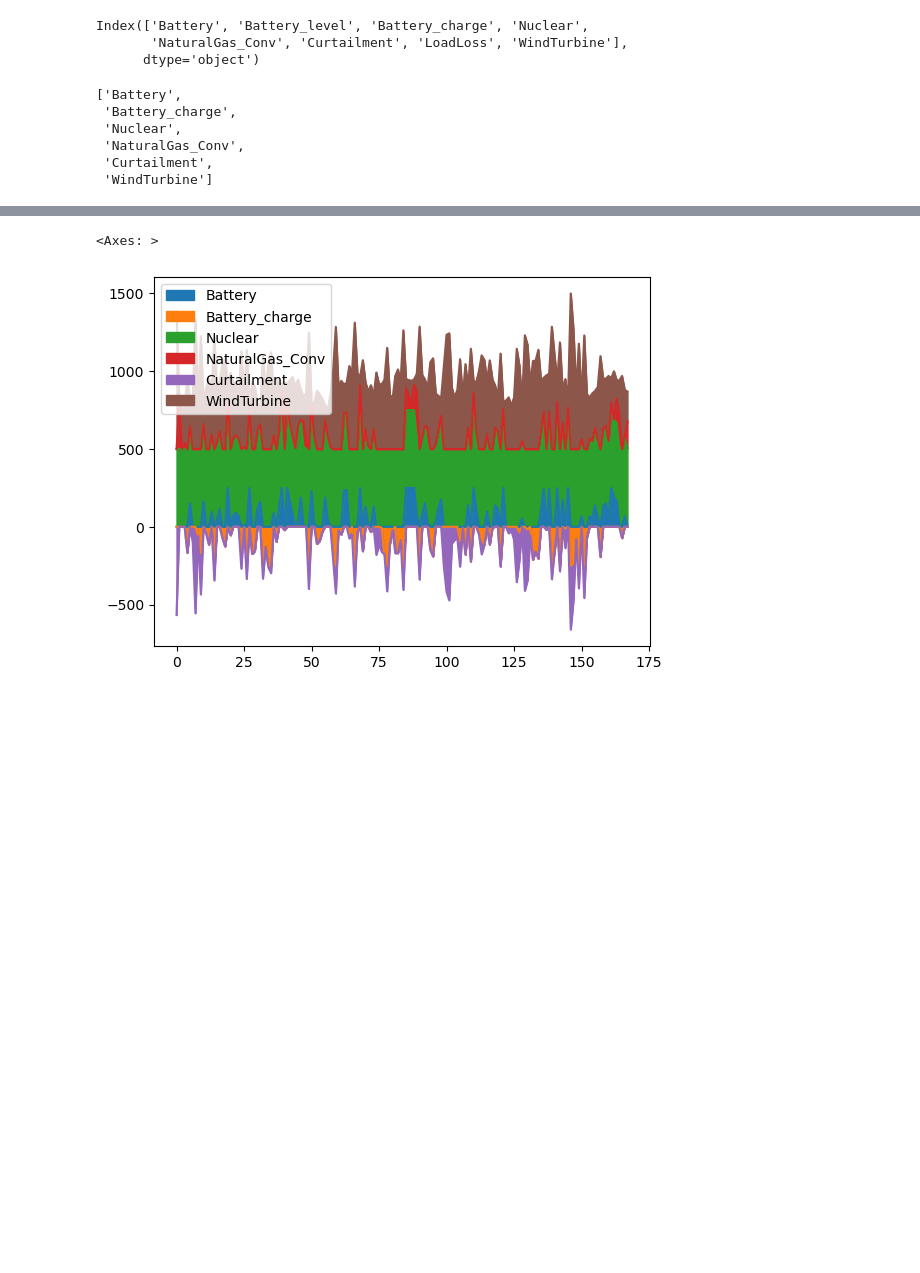
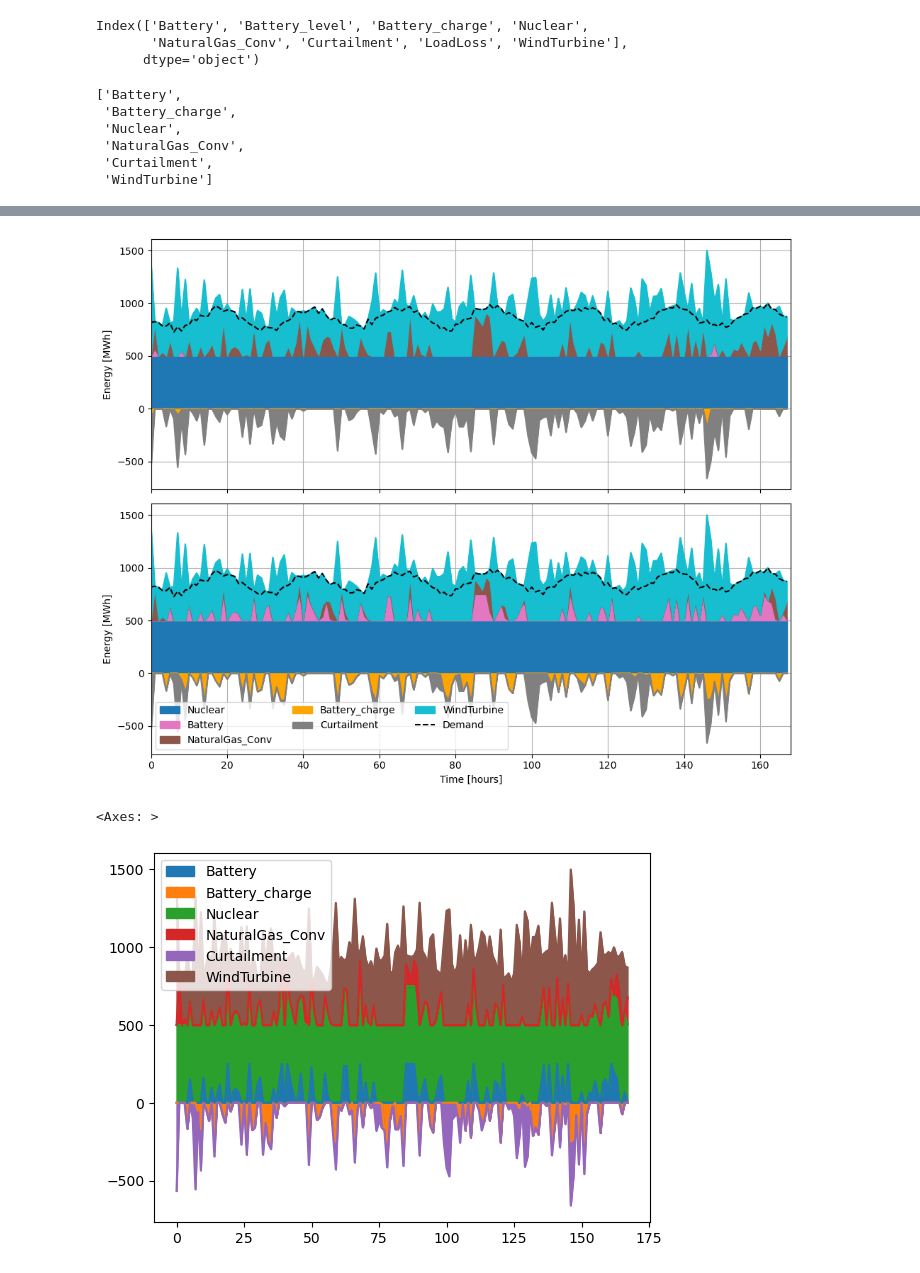
Before and after one commit to arfc/2025-dotson-dissertation, a Jupyter notebook: analysis/scripts/04-benchmark-scripts/test_osier_mutliprocess.ipynb, the cells around one changed output, grey strips where cells are left out. Saved outputs shown, nothing was run; the diff lists cells and outputs as text; code cells hidden in the pictures; blank space fills up the shorter version.

```diff
--- a/analysis/scripts/04-benchmark-scripts/test_osier_mutliprocess.ipynb
+++ b/analysis/scripts/04-benchmark-scripts/test_osier_mutliprocess.ipynb
@@ -374,3 +412,23 @@ log_df[cols].plot.area()
+# %%
+fig, ax = plt.subplots(2,1, figsize=(10,8), sharex=True)
+log_df[order].plot.area(ax=ax[0],zorder=2, color=color_map, legend=False)
+ax[0].plot(dem_data.to_value(), zorder=3,color='k', linestyle='--')
+ax[0].grid()
+# ax[0].legend(ncols=3, loc='lower left')
+ax[0].set_xlim(0,168)
+ax[0].set_ylabel("Energy [MWh]")
+
+opt_df[order].plot.area(ax=ax[1],zorder=2, color=color_map)
+ax[1].plot(dem_data.to_value(), zorder=3, label='Demand', color='k', linestyle='--')
+ax[1].grid()
+ax[1].legend(ncols=3, loc='lower left')
+ax[1].set_xlim(0,168)
+ax[1].set_ylabel("Energy [MWh]")
+ax[1].set_xlabel("Time [hours]")
+
+plt.tight_layout()
+# %% [output]
+[figure, added]
 # %%
 opt_df[cols].plot.area()
 # %% [output]
```
Also changed, not shown: parts of 8 cells of this notebook, 25 other files.
